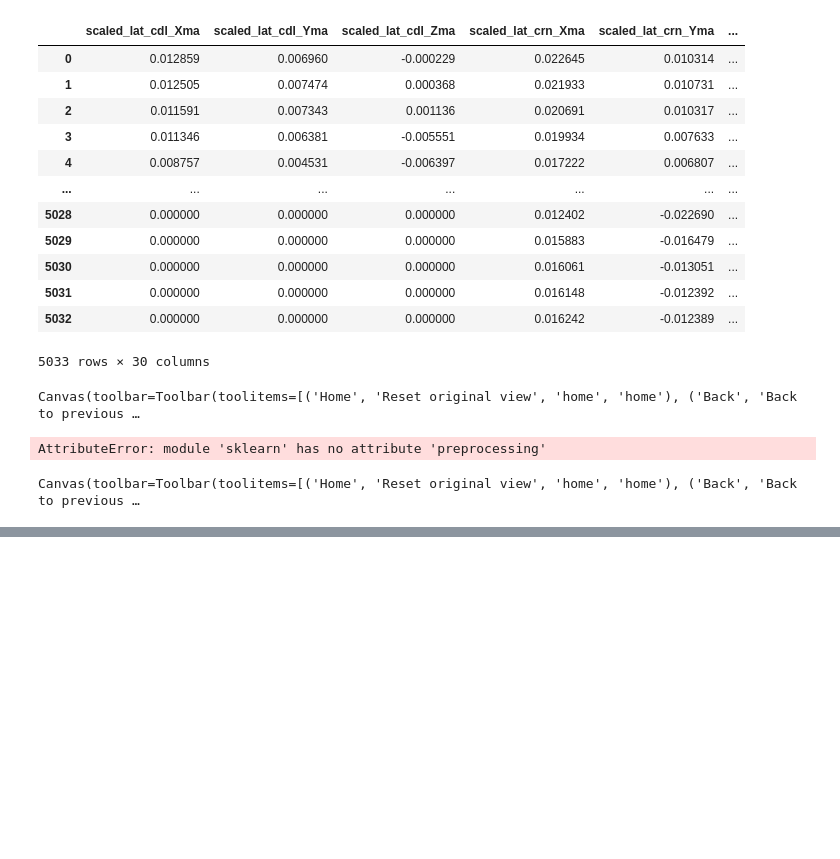
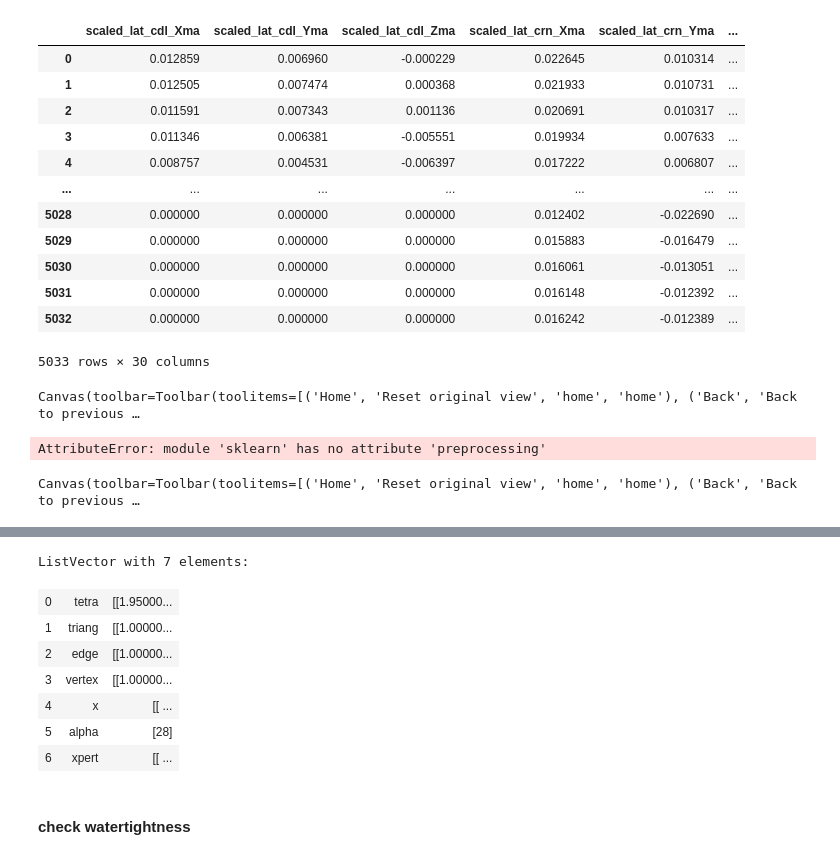
Before and after one commit to popscallion/DeepLabCut, a Jupyter notebook: deadROMM/ch3Analyses.ipynb, the cells around one changed output, grey strips where cells are left out. Drawn from its saved outputs; the diff is of its cells as text; code cells hidden in the pictures; blank space fills up the shorter version.

```diff
--- a/deadROMM/ch3Analyses.ipynb
+++ b/deadROMM/ch3Analyses.ipynb
@@ -252,0 +165,18 @@ Canvas(toolbar=Toolbar(toolitems=[('Home', 'Reset original view', 'home', 'home'
+# %%
+phil_matrix = np.array([[1.0, 0.0, 0.0, 0.0], [0.0, 1.0, 0.0, 0.0], [0.0, 0.0, 1.0, 0.0], [0.0, 0.0, 0.0, 1.0]])[0:3,0:3]
+rob_tegu_matrix = np.array([[0.917443254918, -0.0507813546731, -0.39461263034, 0.0], [-0.0504523728816, 0.968965969705, -0.241990718053, 0.0], [0.394654826496, 0.2419218956, 0.886409253309, 0.0], [2.88657986403e-15, 3.5527136788e-15, 8.881784197e-16, 1.0]])[0:3,0:3]
+rob_opossum_matrix = np.array([[0.988997647945, 0.0952296421902, 0.113203213768, 0.0], [-0.144901479974, 0.777702952339, 0.611703914508, 0.0], [-0.0297861286566, -0.6213770459, 0.782945306754, 0.0], [0.0, -2.22044604925e-16, -8.881784197e-16, 1.0]])[0:3,0:3]
+rob_opossum_matrix1 = np.array([[-0.988997647945, -0.0952296421902, -0.113203213768, 0.0], [0.144901479974, -0.777702952339, -0.611703914508, 0.0], [-0.0297861286566, -0.6213770459, 0.782945306754, 0.0], [0.0, -2.22044604925e-16, -8.881784197e-16, 1.0]])[0:3,0:3]
+
+
+
+df_M = pd.read_csv('/Users/phil/Google Drive/Development/DeepLabCut/dev/Opossum_Tegu_ROMs_transformed.csv',index_col=0)
+## flip values: in rob's CS, -X = pronation and +X = supination
+df_M.columns = ['Rx', 'Ry', 'Rz', 'species', 'cRz']
+df_M_S = df_M.loc[df_M['species']=='Tegu'].copy()
+df_M_D = df_M.loc[df_M['species']=='Opossum'].copy()
+
+df_M_S = convertDataBetweenJCS(phil_matrix, rob_tegu_matrix, df_M_S)
+df_M_D = convertDataBetweenJCS(phil_matrix, rob_opossum_matrix, df_M_D)
+
+df_M = pd.concat([df_M_S, df_M_D])
@@ -789,20 +683,19 @@ ro.r('''
         ''')
 getCriticalAlpha = ro.r['getCriticalAlpha']
 with localconverter(ro.default_converter + pandas2ri.converter):
-    rdfS = ro.r['as.matrix'](ro.conversion.py2rpy(dfS[['Rx','Ry','cRz']].copy()))
-    rdfD = ro.r['as.matrix'](ro.conversion.py2rpy(dfD[['Rx','Ry','cRz']].copy()))
+    rdf_S_experimental = ro.r['as.matrix'](ro.conversion.py2rpy(dfS[['Rx','Ry','cRz']].copy()))
+    rdf_D_experimental = ro.r['as.matrix'](ro.conversion.py2rpy(dfD[['Rx','Ry','cRz']].copy()))
+    rdf_S_model = ro.r['as.matrix'](ro.conversion.py2rpy(df_M_S[['Rx','Ry','cRz']].copy()))
+    rdf_D_model = ro.r['as.matrix'](ro.conversion.py2rpy(df_M_D[['Rx','Ry','cRz']].copy()))
 subTenAlphas = np.linspace(0.1,9.9, 99)
 supTenAlphas = np.linspace(10, 100, 91)
-
-# logAlphas = np.exp(np.linspace(math.log(10), math.log(100), 101))
 alphas = np.concatenate((subTenAlphas,supTenAlphas))
 alphaCols = [str(round(alpha,3)).replace('.','_') for alpha in alphas]
-
 
 def getAlphaObjects(rdf, alphas):
     alphaCols = [str(round(alpha,3)).replace('.','_') for alpha in alphas]
     print("...calculating alphas...")
-    alphaShapes = alphashape3d.ashape3d(rdf, alphas)
+    alphaShapes = alphashape3d.ashape3d(rdf, alphas, pert=True)
     print("...calculating components...")
     components = alphashape3d.components_ashape3d(alphaShapes, indexAlpha="all")
     print("...calculating volumes...")
@@ -823,7 +716,7 @@ def getAlphaObjects(rdf, alphas):
     return {'tetrahedrons':tetras_df, 'triangles': triangles_df, 'edges': edges_df, 'vertices': vertices_df,
             'components': components_df, 'volumes': volumes_df, 'crit_val':crit_val, 'crit_index':crit_index }
 
-# alphaShapes_s = alphashape3d.ashape3d(rdfS, alphas)
-# alphaShapes_d = alphashape3d.ashape3d(rdfD, alphas)
-alpha_d = getAlphaObjects(rdfD, alphas)
-alpha_s = getAlphaObjects(rdfS, alphas)
+# alpha_s_experimental = getAlphaObjects(rdf_S_experimental, alphas)
+# alpha_d_experimental = getAlphaObjects(rdf_D_experimental, alphas)
+# alpha_s_model = getAlphaObjects(rdf_S_model, alphas)
+# alpha_d_model = getAlphaObjects(rdf_D_model, alphas)
@@ -840,0 +723,2 @@ alpha_s = getAlphaObjects(rdfS, alphas)
+# %%
+alpha_s_model = alphashape3d.ashape3d(rdf_S_model, 28, pert=True)
@@ -1515,0 +1354,13 @@ def alpha_shape(points, alpha, only_outer=True): #c/o "Harold" on stackoverflow
+# %%
+alpha_s_model
+# %% [output]
+ListVector with 7 elements:
+| 0 | tetra | [[1.95000... |
+| 1 | triang | [[1.00000... |
+| 2 | edge | [[1.00000... |
+| 3 | vertex | [[1.00000... |
+| 4 | x | [[ ... |
+| 5 | alpha | [28] |
+| 6 | xpert | [[ ... |
+# %% [markdown]
+#### check watertightness
```
Also changed, not shown: parts of 27 cells of this notebook, 1 other file.
